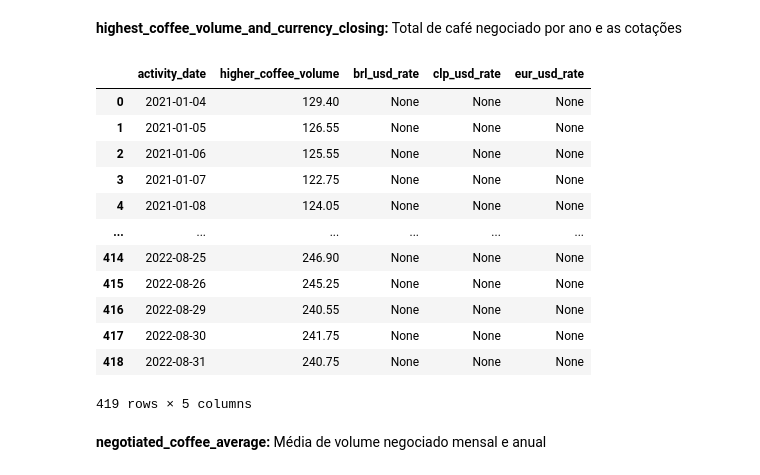
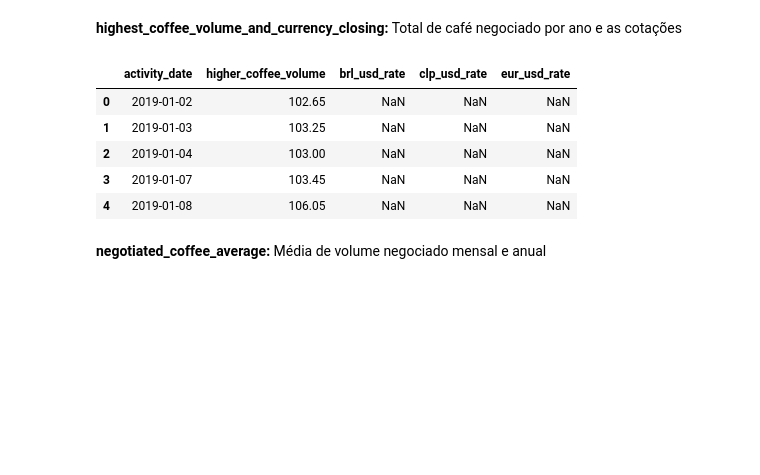
Before and after one commit to marcelo-vitti/coffee_and_currency_rates_case, a Jupyter notebook: notebooks/Pismo_Analytics_Engineer.ipynb, the cells around one changed output. Cells and saved outputs as stored; diff of their text form; code cells hidden in the pictures; blank space fills up the shorter version.

```diff
--- a/notebooks/Pismo_Analytics_Engineer.ipynb
+++ b/notebooks/Pismo_Analytics_Engineer.ipynb
@@ -160,21 +266,14 @@ df_coffee_per_year_and_rates
 **highest_coffee_volume_and_currency_closing:** Total de café negociado por ano e as cotações
 # %%
 df_highest_coffee_volume_and_currency_closing = pd.read_sql_query(highest_coffee_volume_and_currency_closing_sql, conn)
-df_highest_coffee_volume_and_currency_closing
+df_highest_coffee_volume_and_currency_closing.head()
 # %% [output]
 |  | activity_date | higher_coffee_volume | brl_usd_rate | clp_usd_rate | eur_usd_rate |
-| 0 | 2021-01-04 | 129.40 | None | None | None |
-| 1 | 2021-01-05 | 126.55 | None | None | None |
-| 2 | 2021-01-06 | 125.55 | None | None | None |
-| 3 | 2021-01-07 | 122.75 | None | None | None |
-| 4 | 2021-01-08 | 124.05 | None | None | None |
-| ... | ... | ... | ... | ... | ... |
-| 414 | 2022-08-25 | 246.90 | None | None | None |
-| 415 | 2022-08-26 | 245.25 | None | None | None |
-| 416 | 2022-08-29 | 240.55 | None | None | None |
-| 417 | 2022-08-30 | 241.75 | None | None | None |
-| 418 | 2022-08-31 | 240.75 | None | None | None |
+| 0 | 2019-01-02 | 102.65 | NaN | NaN | NaN |
+| 1 | 2019-01-03 | 103.25 | NaN | NaN | NaN |
+| 2 | 2019-01-04 | 103.00 | NaN | NaN | NaN |
+| 3 | 2019-01-07 | 103.45 | NaN | NaN | NaN |
+| 4 | 2019-01-08 | 106.05 | NaN | NaN | NaN |
-419 rows × 5 columns
 # %% [markdown]
 **negotiated_coffee_average:** Média de volume negociado mensal e anual
 # %%
```
Also changed, not shown: parts of 8 cells of this notebook.
